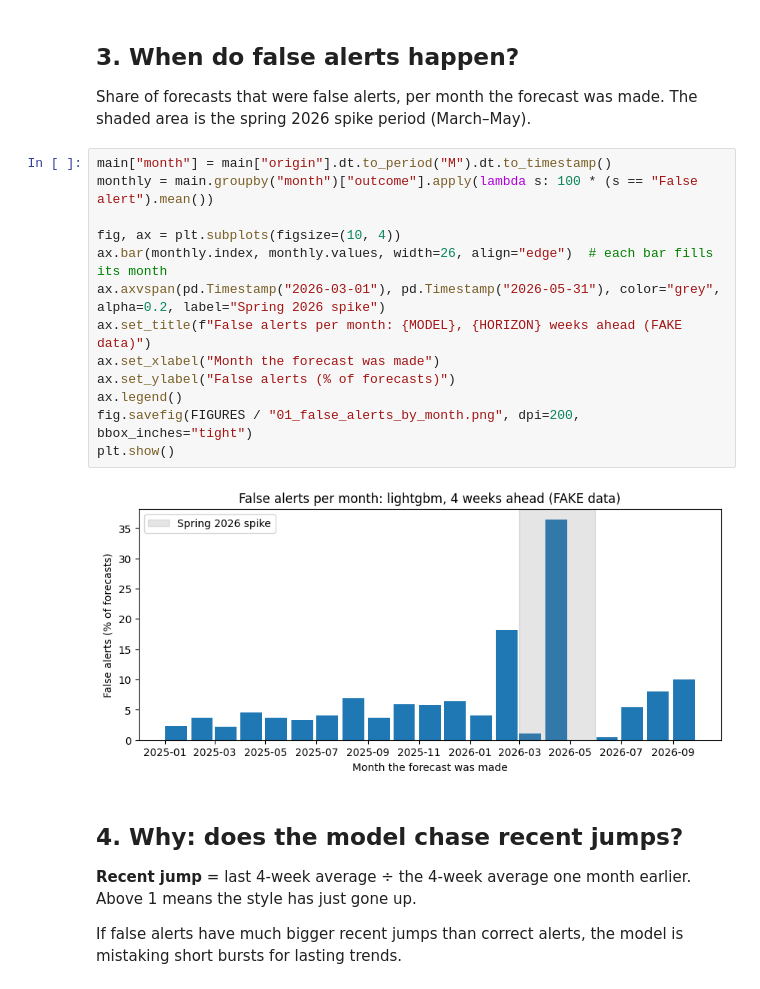
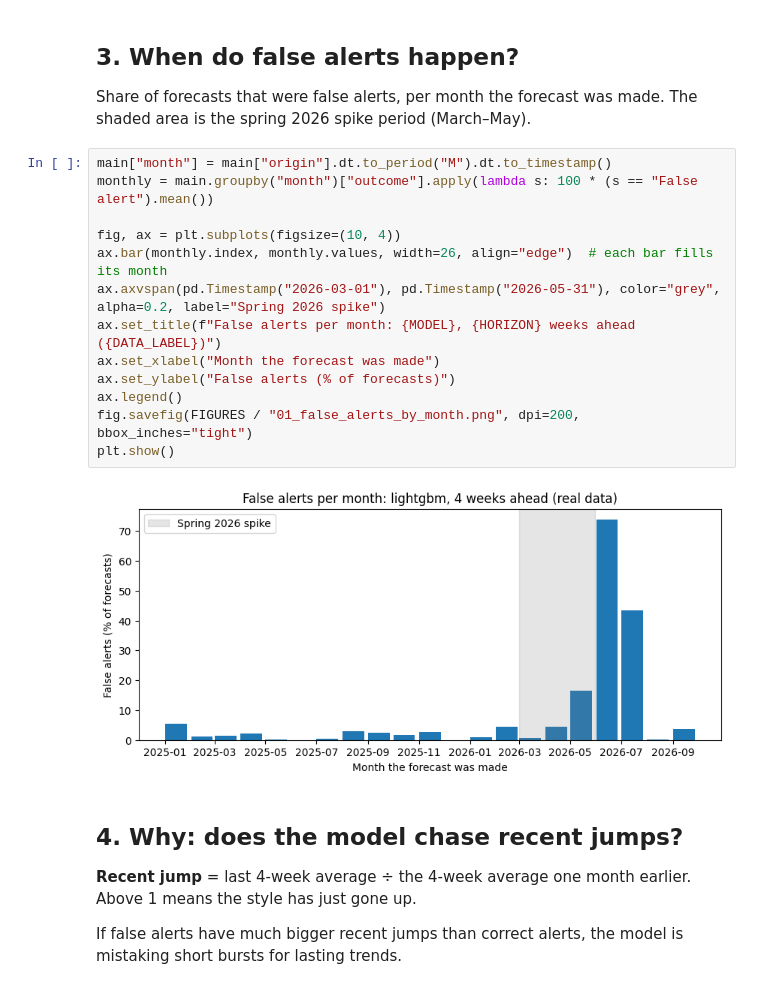
Before and after one commit to samichi-rungta/fashion-trends-forcasting, a Jupyter notebook: analysis/01_error_analysis.ipynb, the cells around one changed output. Cells and saved outputs as stored; diff of their text form.

```diff
--- a/analysis/01_error_analysis.ipynb
+++ b/analysis/01_error_analysis.ipynb
@@ -94,18 +100,18 @@ Share of forecasts that were false alerts, per month the forecast was made. The
 # %%
 main["month"] = main["origin"].dt.to_period("M").dt.to_timestamp()
 monthly = main.groupby("month")["outcome"].apply(lambda s: 100 * (s == "False alert").mean())
 
 fig, ax = plt.subplots(figsize=(10, 4))
 ax.bar(monthly.index, monthly.values, width=26, align="edge")  # each bar fills its month
 ax.axvspan(pd.Timestamp("2026-03-01"), pd.Timestamp("2026-05-31"), color="grey", alpha=0.2, label="Spring 2026 spike")
-ax.set_title(f"False alerts per month: {MODEL}, {HORIZON} weeks ahead (FAKE data)")
+ax.set_title(f"False alerts per month: {MODEL}, {HORIZON} weeks ahead ({DATA_LABEL})")
 ax.set_xlabel("Month the forecast was made")
 ax.set_ylabel("False alerts (% of forecasts)")
 ax.legend()
 fig.savefig(FIGURES / "01_false_alerts_by_month.png", dpi=200, bbox_inches="tight")
 plt.show()
 # %% [output]
-[figure, old version]
+[figure, new version]
 # %% [markdown]
 ## 4. Why: does the model chase recent jumps?
 
```
Also changed, not shown: parts of 8 cells of this notebook, 6 other files.
